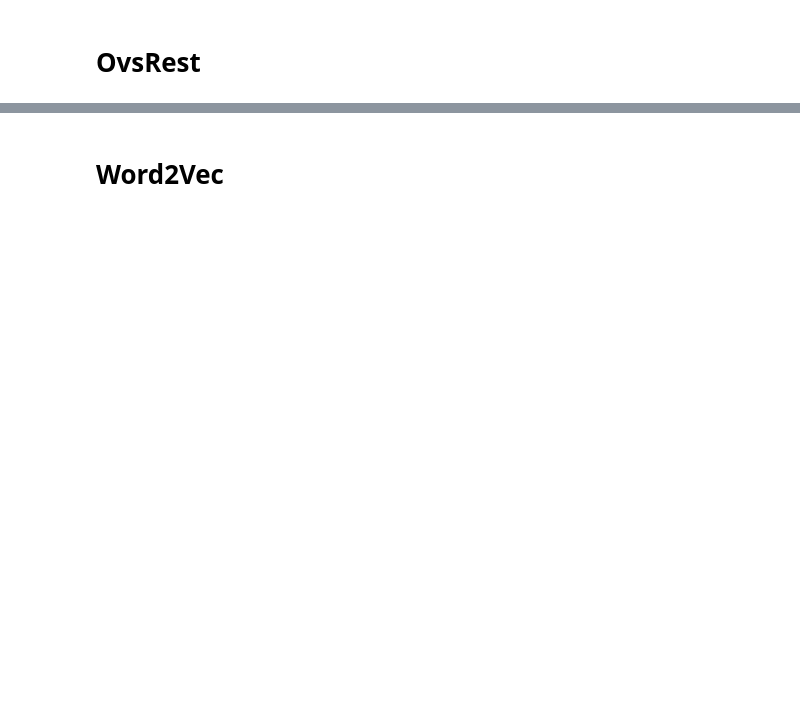
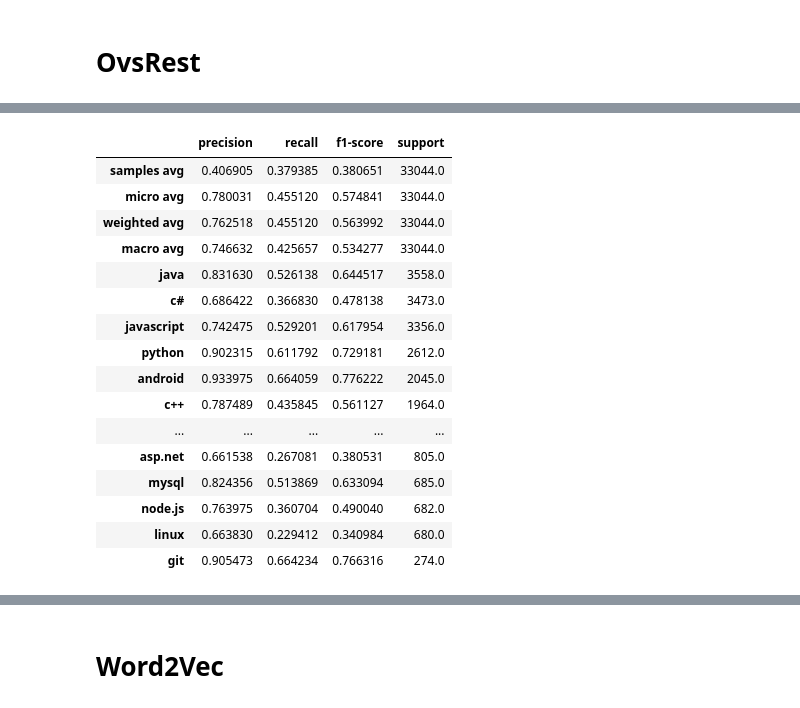
Before and after one commit to DomWch/OpenClassRooms-NLP-P5, a Jupyter notebook: p5-nlp-tfidf-onevsrest.ipynb, the cells around one changed output, grey strips where cells are left out. Cells and saved outputs as stored; diff of their text form; code cells hidden in the pictures; blank space fills up the shorter version.

Commit message:
Kaggle Notebook | p5-nlp-Tfidf-OneVsRest | Version 21

```diff
--- a/p5-nlp-tfidf-onevsrest.ipynb
+++ b/p5-nlp-tfidf-onevsrest.ipynb
@@ -228,2 +296,11 @@ print(X_test.shape[0])
 # %% [markdown]
 # OvsRest
+# %%
+def save_score(y_true, y_pred, target_names, name) -> pd.DataFrame():
+    scores = pd.DataFrame(
+        metrics.classification_report(
+            y_true, y_pred, target_names=target_names, zero_division=0, output_dict=True
+        )
+    ).T
+    scores.to_csv(f"/kaggle/working/{name}_score.csv")
+    return scores
@@ -229,0 +318,16 @@ print(X_test.shape[0])
+# %%
+pipeline_logisticReg = pipeline.Pipeline(
+    [
+        ("tfidf", pipeline_tfidf),
+        (
+            "OvRLogisticReg",
+            multiclass.OneVsRestClassifier(
+                linear_model.LogisticRegression(random_state=42)
+            ),
+        ),
+    ]
+)
+# %%
+%%time
+with ignore_warnings(category=exceptions.ConvergenceWarning):
+    pipeline_logisticReg.fit(X_train,y_train)
@@ -229,0 +337,23 @@ print(X_test.shape[0])
+# %%
+pred_lr = pipeline_logisticReg.predict(X_test)
+# %%
+scores_lr = save_score(y_test, pred_lr, target_names, "LogisticRegression")
+scores_lr.sort_values(by="support", ascending=False)
+# %% [output]
+|  | precision | recall | f1-score | support |
+| samples avg | 0.406905 | 0.379385 | 0.380651 | 33044.0 |
+| micro avg | 0.780031 | 0.455120 | 0.574841 | 33044.0 |
+| weighted avg | 0.762518 | 0.455120 | 0.563992 | 33044.0 |
+| macro avg | 0.746632 | 0.425657 | 0.534277 | 33044.0 |
+| java | 0.831630 | 0.526138 | 0.644517 | 3558.0 |
+| c# | 0.686422 | 0.366830 | 0.478138 | 3473.0 |
+| javascript | 0.742475 | 0.529201 | 0.617954 | 3356.0 |
+| python | 0.902315 | 0.611792 | 0.729181 | 2612.0 |
+| android | 0.933975 | 0.664059 | 0.776222 | 2045.0 |
+| c++ | 0.787489 | 0.435845 | 0.561127 | 1964.0 |
+| ... | ... | ... | ... | ... |
+| asp.net | 0.661538 | 0.267081 | 0.380531 | 805.0 |
+| mysql | 0.824356 | 0.513869 | 0.633094 | 685.0 |
+| node.js | 0.763975 | 0.360704 | 0.490040 | 682.0 |
+| linux | 0.663830 | 0.229412 | 0.340984 | 680.0 |
+| git | 0.905473 | 0.664234 | 0.766316 | 274.0 |
```
Also changed, not shown: parts of 49 cells of this notebook.
